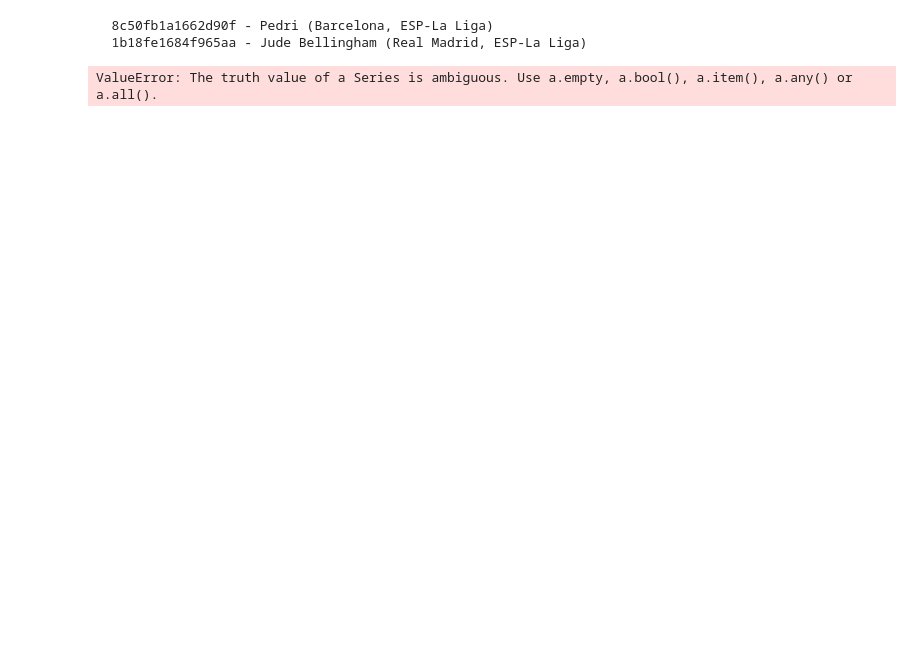
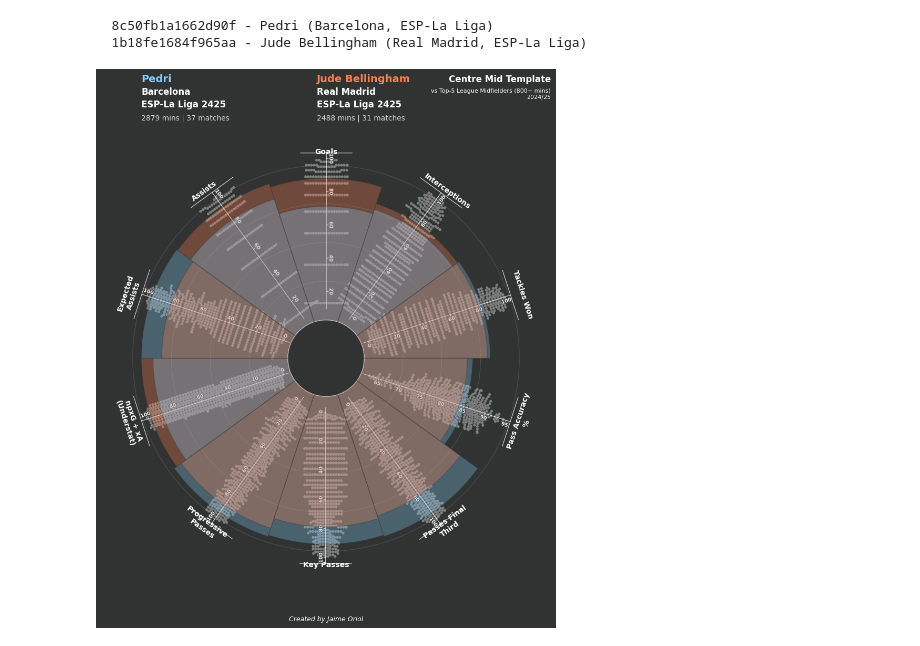
Before and after one commit to jaime-oriol/footballdecoded, a Jupyter notebook: viz/viz.ipynb, the cells around one changed output. Saved outputs shown, nothing was run; the diff lists cells and outputs as text; code cells hidden in the pictures; blank space fills up the shorter version.

```diff
--- a/viz/viz.ipynb
+++ b/viz/viz.ipynb
@@ -185,11 +230,27 @@ Per90: 154 + 7
 # %%
 # DataFrame final
 df_final = pd.concat([
-    df_mf_800min[['unique_player_id', 'player_name', 'team', 'league', 'season', 'position', 'minutes_played']],
-    fbref_nums,           # Métricas originales FBref
+    df_mf_800min[['unique_player_id', 'player_name', 'team', 'league', 'season', 'position']],  # Sin minutes_played
+    fbref_nums,           # Métricas originales FBref (incluye minutes_played)
     understat_nums,       # Métricas originales Understat
     fbref_pct,           # Percentiles FBref
     understat_pct,       # Percentiles Understat
     fbref_per90,         # Per90 FBref
     understat_per90      # Per90 Understat
 ], axis=1)
+# %%
+def clean_series_values(df):
+    for col in df.columns:
+        # Detectar Series anidados
+        series_mask = df[col].apply(lambda x: isinstance(x, pd.Series))
+
+        if series_mask.any():
+            print(f"Limpiando Series en: {col}")
+            df[col] = df[col].apply(
+                lambda x: x.iloc[0] if isinstance(x, pd.Series) and not x.empty else x
+            )
+    return df
+
+df_final = clean_series_values(df_final)
+# Solución drástica: eliminar la columna problemática
+df_final = df_final.drop(columns=['shots_on_target_pct'])
@@ -233,38 +297,34 @@ for _, player in search2.iterrows():
   8c50fb1a1662d90f - Pedri (Barcelona, ESP-La Liga)
   1b18fe1684f965aa - Jude Bellingham (Real Madrid, ESP-La Liga)
 # %%
-# Import
-from swarm_radar import HybridPizzaSwarm, create_hybrid_chart
+# Import de la función
+from viz.swarm_radar import create_player_radar
 
-# Configuración de métricas (la que ya tenías)
-config = {
-    'metrics': [
-        'minutes_played', 'matches_played', 'goals', 'assists',
-        'expected_assists', 'understat_npxg_plus_xa', 'progressive_passes',
-        'key_passes', 'passes_final_third', 'pass_completion_pct',
-        'tackles_won', 'interceptions'
-    ],
-    'titles': [
-        'Minutes\nPlayed', 'Matches\nPlayed', 'Goals\nper 90',
-        'Assists\nper 90', 'Expected\nAssists', 'npxG + xA\n(Understat)',
-        'Progressive\nPasses', 'Key Passes\nper 90', 'Passes Final\nThird',
-        'Pass Accuracy\n%', 'Tackles Won\nper 90', 'Interceptions\nper 90'
-    ]
-}
+# Métricas para mediocampistas (10 métricas)
+metrics = [
+    'goals', 'assists',
+    'expected_assists', 'understat_npxg_plus_xa', 'progressive_passes',
+    'key_passes', 'passes_final_third', 'pass_completion_pct',
+    'tackles_won', 'interceptions'
+]
 
-# Crear gráfico comparativo Pedri vs Bellingham
-fig = create_hybrid_chart(
-    df=df_final,
-    player1_id="8c50fb1a1662d90f",      # Pedri
-    player2_id="1b18fe1684f965aa",      # Bellingham
-    metrics_config=config,
-    title_template="Centre Mid Template",
-    comparison_desc="vs Top-5 League Midfielders (800+ mins) 2024/25",
-    player1_color='#1A78CF',             # Azul para Pedri (Barça)
-    player2_color='#FEBE10'              # Amarillo para Bellingham (Madrid)
+metric_titles = [
+    'Goals', 'Assists',
+    'Expected\nAssists', 'npxG + xA\n(Understat)', 'Progressive\nPasses',
+    'Key Passes', 'Passes Final\nThird', 'Pass Accuracy\n%',
+    'Tackles Won', 'Interceptions'
+]
+
+# Crear gráfico
+create_player_radar(
+    df_data=df_final,
+    player_1_id="8c50fb1a1662d90f",
+    player_2_id="1b18fe1684f965aa",
+    metrics=metrics,
+    metric_titles=metric_titles,
+    radar_title="Centre Mid Template",
+    radar_description="vs Top-5 League Midfielders (800+ mins) 2024/25",
+    save_path="midfielders_comparison.png"
 )
-
-plt.tight_layout()
-plt.show()
 # %% [output]
-ValueError: The truth value of a Series is ambiguous. Use a.empty, a.bool(), a.item(), a.any() or a.all().
+[figure, added]
```
Also changed, not shown: parts of 7 cells of this notebook, 2 other files.
